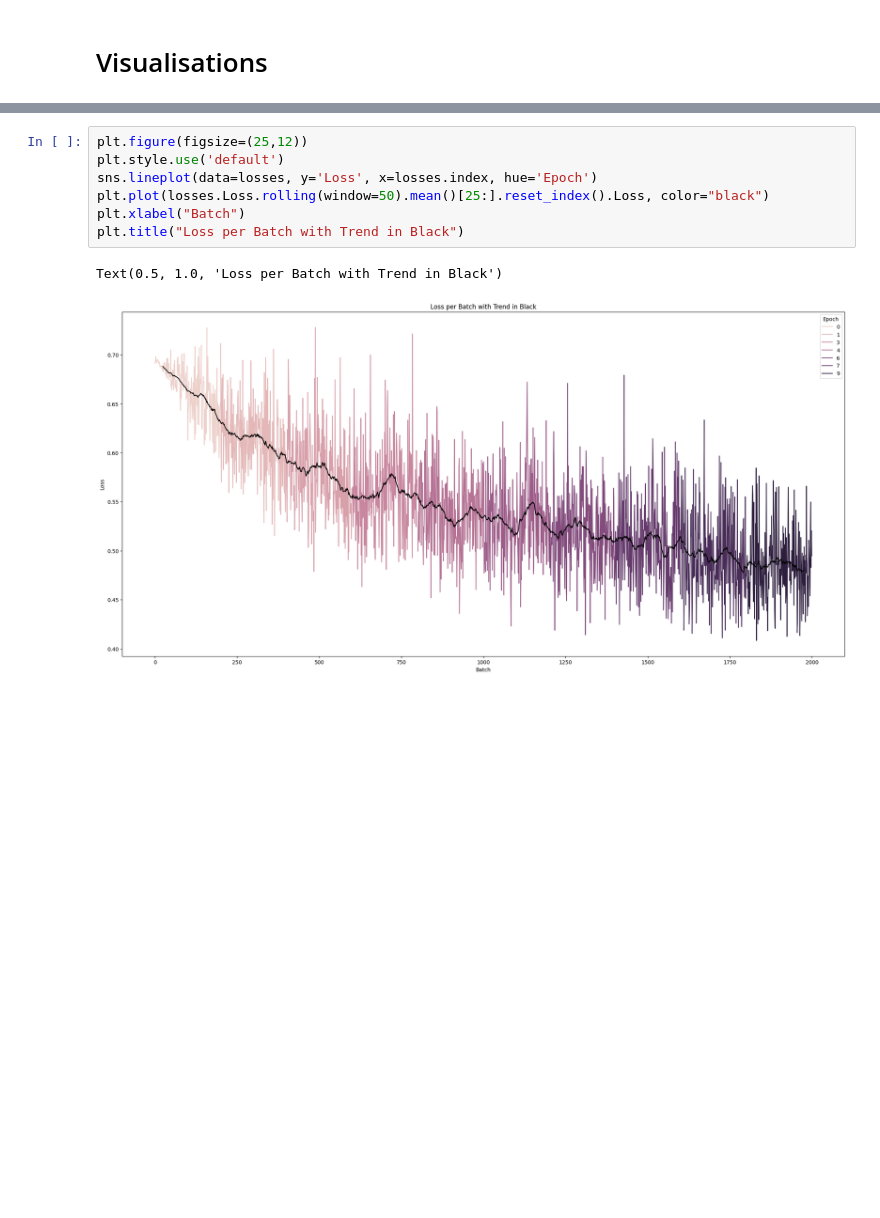
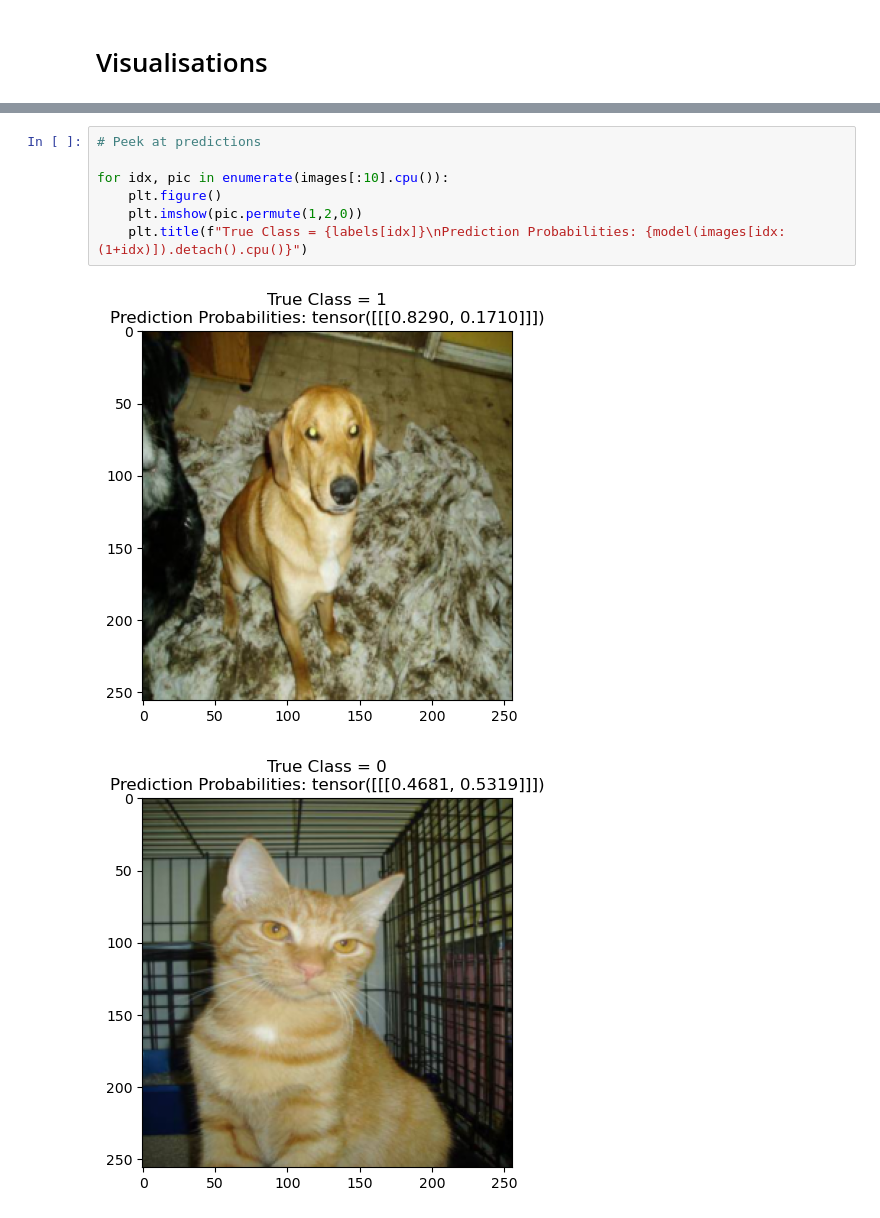
Before and after one commit to alexjmanlove/cat-dog-classifier, a Jupyter notebook: cat_dog_classifier.ipynb, the cells around one changed output, grey strips where cells are left out. Drawn from its saved outputs; the diff is of its cells as text; blank space fills up the shorter version.

```diff
--- a/cat_dog_classifier.ipynb
+++ b/cat_dog_classifier.ipynb
@@ -211,10 +208,10 @@ plt.show()
-# %%
-plt.figure(figsize=(25,12))
-plt.style.use('default')
-sns.lineplot(data=losses, y='Loss', x=losses.index, hue='Epoch')
-plt.plot(losses.Loss.rolling(window=50).mean()[25:].reset_index().Loss, color="black")
-plt.xlabel("Batch")
-plt.title("Loss per Batch with Trend in Black")
-# %% [output]
-Text(0.5, 1.0, 'Loss per Batch with Trend in Black')
-[figure, removed]
+# %%
+# Peek at predictions
+
+for idx, pic in enumerate(images[:10].cpu()):
+    plt.figure()
+    plt.imshow(pic.permute(1,2,0))
+    plt.title(f"True Class = {labels[idx]}\nPrediction Probabilities: {model(images[idx:(1+idx)]).detach().cpu()}")
+# %% [output]
+[figure, added]
+[figure, added]
```
Also changed, not shown: parts of 9 cells of this notebook.
